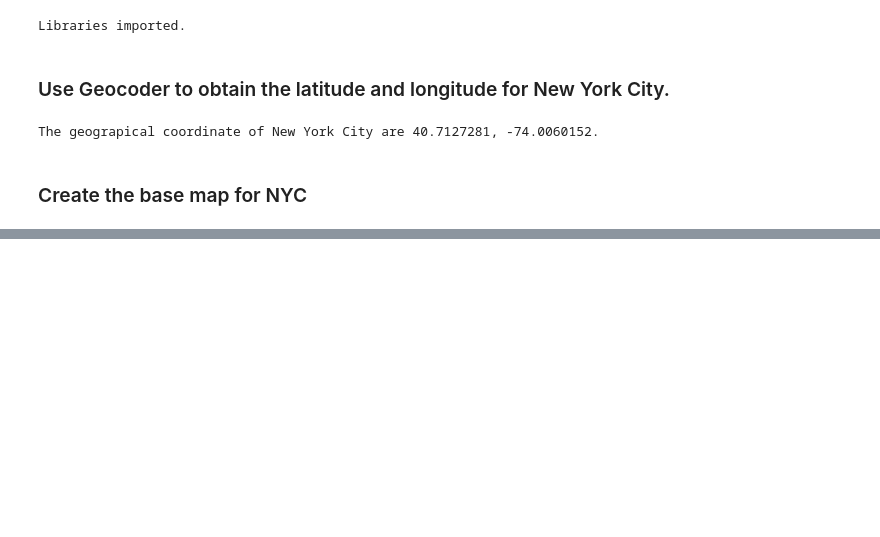
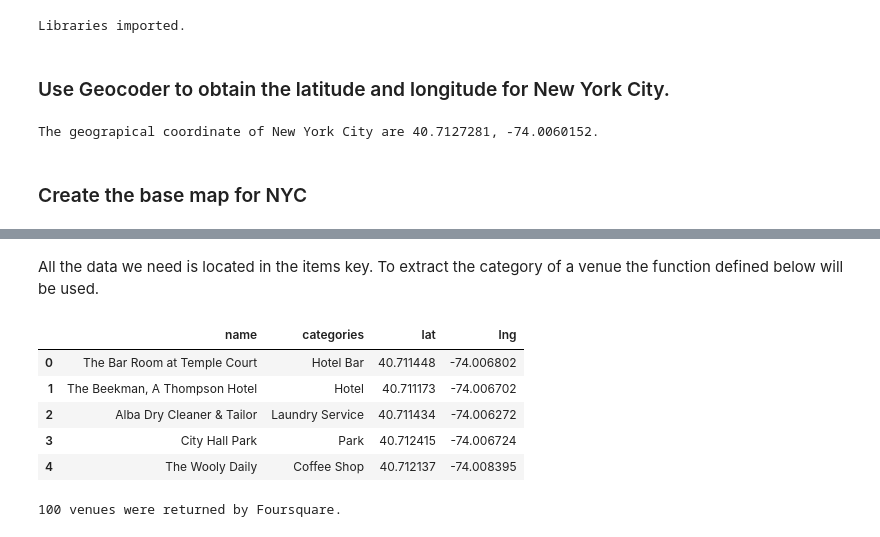
Before and after one commit to WouterDeBot/CapstoneBuildIBM, a Jupyter notebook: notebooks/Fit and Food- Coursera Capstone Project.ipynb, the cells around one changed output, grey strips where cells are left out. Saved outputs shown, nothing was run; the diff lists cells and outputs as text; code cells hidden in the pictures; blank space fills up the shorter version.

Commit message:
Added first version of report

```diff
--- a/notebooks/Fit and Food- Coursera Capstone Project.ipynb
+++ b/notebooks/Fit and Food- Coursera Capstone Project.ipynb
@@ -37,8 +34,8 @@ address = 'New York City, NY'
 
 geolocator = Nominatim(user_agent="ny_explorer")
 location = geolocator.geocode(address)
-latitude = location.latitude
-longitude = location.longitude
+latitude_nyc = location.latitude
+longitude_nyc = location.longitude
 print('The geograpical coordinate of New York City are {}, {}.'.format(latitude, longitude))
 # %% [output]
 The geograpical coordinate of New York City are 40.7127281, -74.0060152.
@@ -65,0 +69,9 @@ map_newyork
+# %%
+CLIENT_ID = 'X35R4UEFHPO1AP1TIOROROAVQNJOQGNWXMUDBYWBX4GKWXR0' # your Foursquare ID
+CLIENT_SECRET = 'YYEPGJSNX35I3BOHYLAEOKHLC0YOIRS5SHERM5GYQYU4PT3H' # your Foursquare Secret
+VERSION = '20201019' # Foursquare API version
+LIMIT = 100 # A default Foursquare API limit value
+
+print('Your credentails:')
+print('CLIENT_ID: ' + CLIENT_ID)
+print('CLIENT_SECRET:' + CLIENT_SECRET)
@@ -65,0 +109,3 @@ map_newyork
+# %%
+results = requests.get(url).json()
+results
@@ -65,0 +130,41 @@ map_newyork
+# %% [markdown]
+All the data we need is located in the items key. To extract the category of a venue the function defined below will be used.
+# %%
+# function that extracts the category of the venue
+def get_category_type(row):
+    try:
+        categories_list = row['categories']
+    except:
+        categories_list = row['venue.categories']
+
+    if len(categories_list) == 0:
+        return None
+    else:
+        return categories_list[0]['name']
+# %%
+venues = results['response']['groups'][0]['items']
+
+nearby_venues = json_normalize(venues) # flatten JSON
+
+# filter columns
+filtered_columns = ['venue.name', 'venue.categories', 'venue.location.lat', 'venue.location.lng']
+nearby_venues =nearby_venues.loc[:, filtered_columns]
+
+# filter the category for each row
+nearby_venues['venue.categories'] = nearby_venues.apply(get_category_type, axis=1)
+
+# clean columns
+nearby_venues.columns = [col.split(".")[-1] for col in nearby_venues.columns]
+
+nearby_venues.head()
+# %% [output]
+|  | name | categories | lat | lng |
+| 0 | The Bar Room at Temple Court | Hotel Bar | 40.711448 | -74.006802 |
+| 1 | The Beekman, A Thompson Hotel | Hotel | 40.711173 | -74.006702 |
+| 2 | Alba Dry Cleaner & Tailor | Laundry Service | 40.711434 | -74.006272 |
+| 3 | City Hall Park | Park | 40.712415 | -74.006724 |
+| 4 | The Wooly Daily | Coffee Shop | 40.712137 | -74.008395 |
+# %%
+print('{} venues were returned by Foursquare.'.format(nearby_venues.shape[0]))
+# %% [output]
+100 venues were returned by Foursquare.
```
Also changed, not shown: parts of 9 cells of this notebook, 1 other file.
